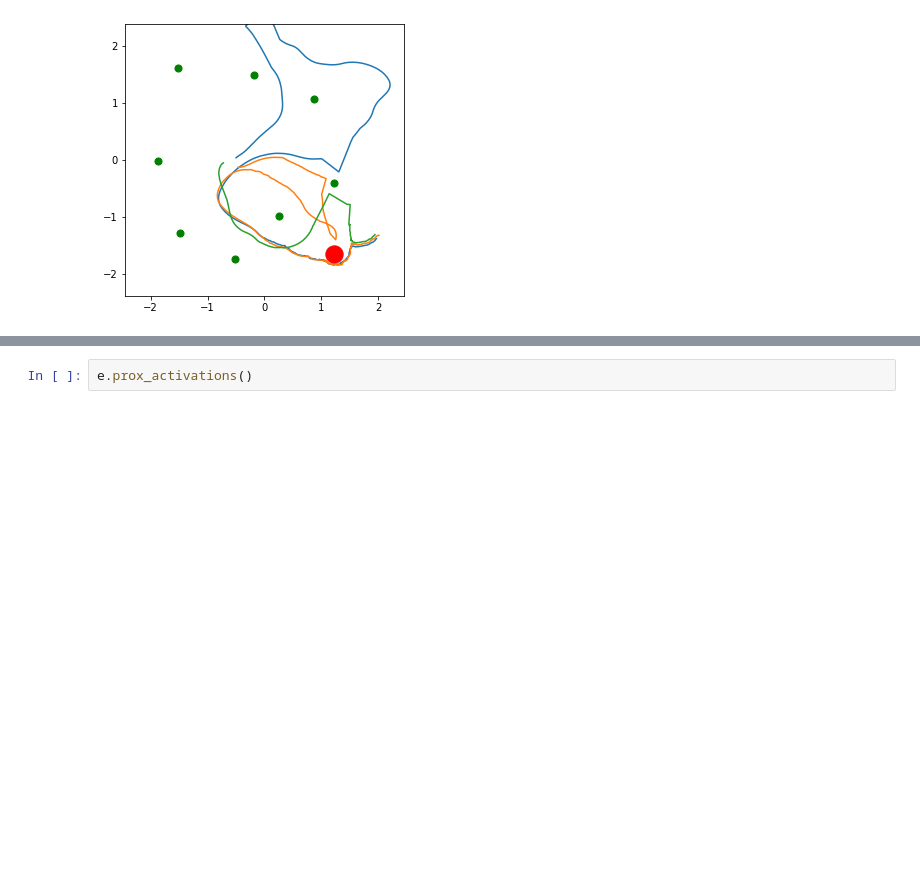
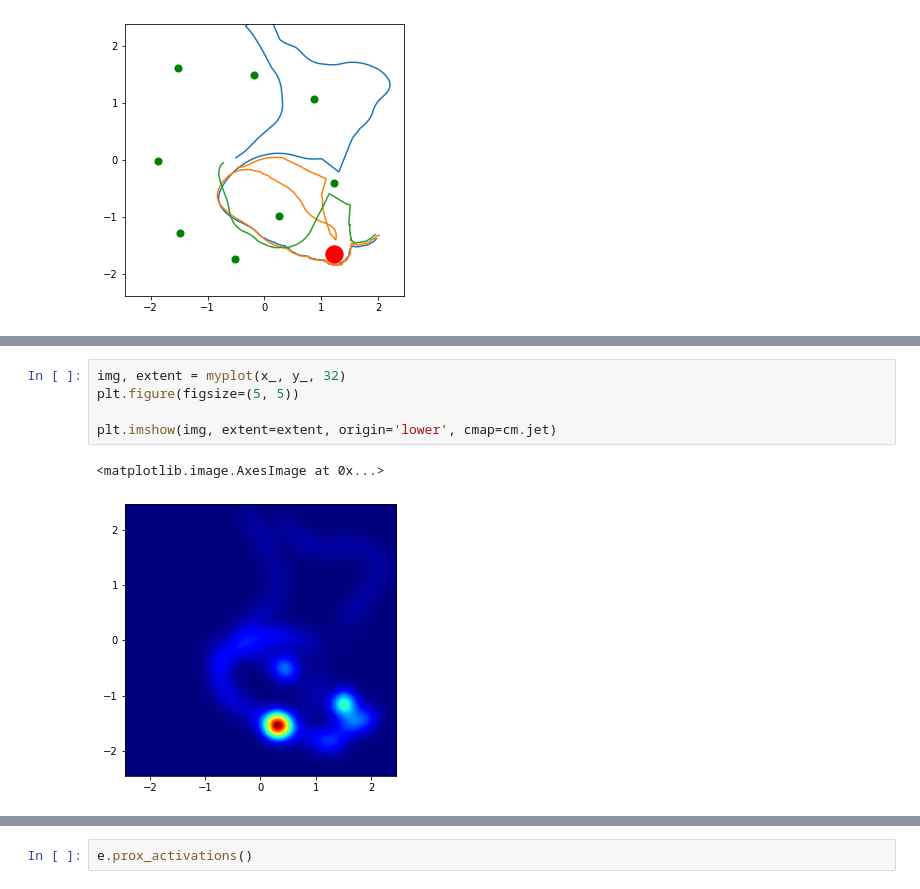
Before and after one commit to pablotalavante/sdic-mini-project, a Jupyter notebook: mini-project-2.ipynb, the cells around one changed output, grey strips where cells are left out. Cells and saved outputs as stored; diff of their text form; blank space fills up the shorter version.

```diff
--- a/mini-project-2.ipynb
+++ b/mini-project-2.ipynb
@@ -252,0 +281,8 @@ for path in paths:
+# %%
+img, extent = myplot(x_, y_, 32)
+plt.figure(figsize=(5, 5))
+
+plt.imshow(img, extent=extent, origin='lower', cmap=cm.jet)
+# %% [output]
+<matplotlib.image.AxesImage at 0x...>
+[figure, added]
```
Also changed, not shown: parts of 6 cells of this notebook, 1 other file.
